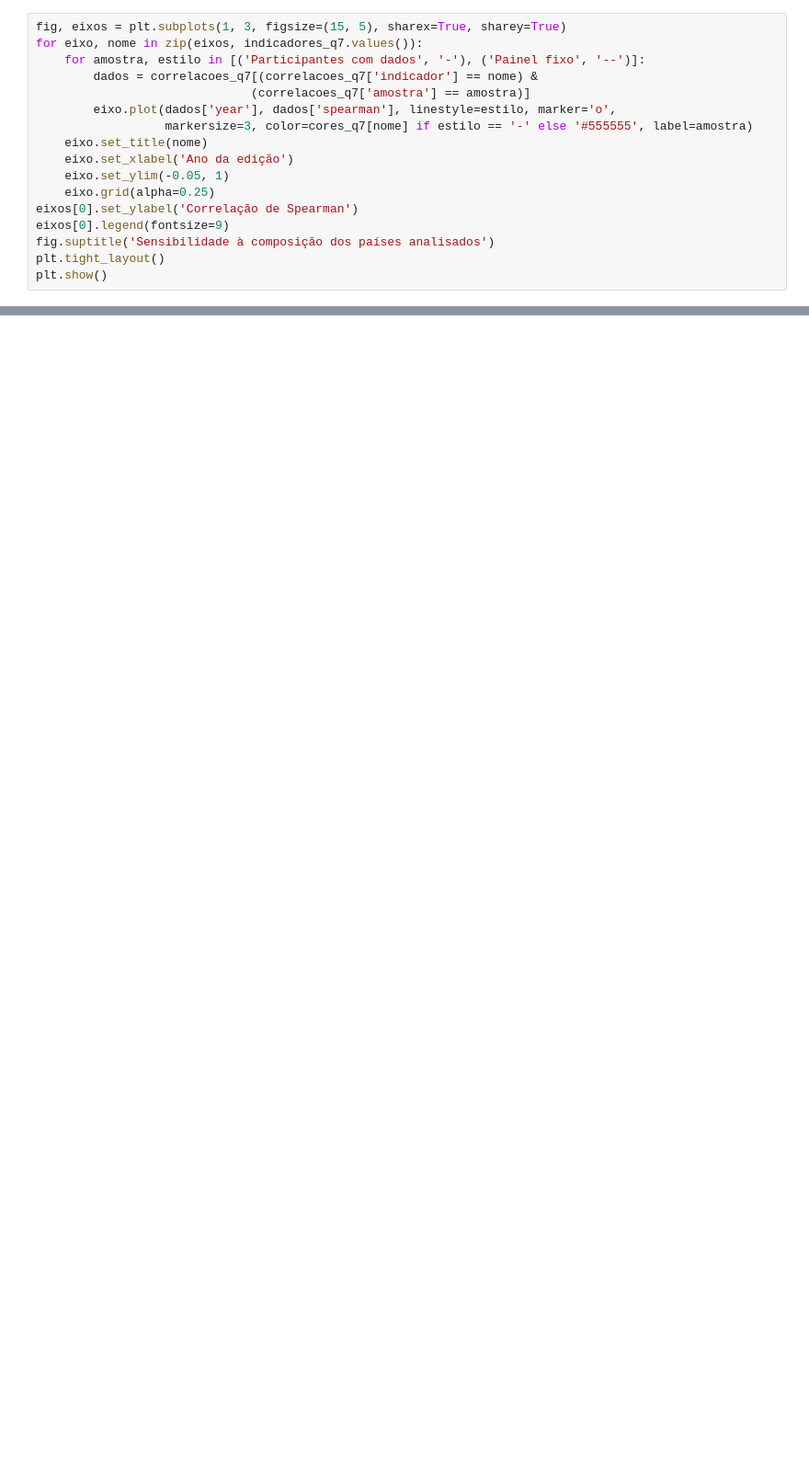
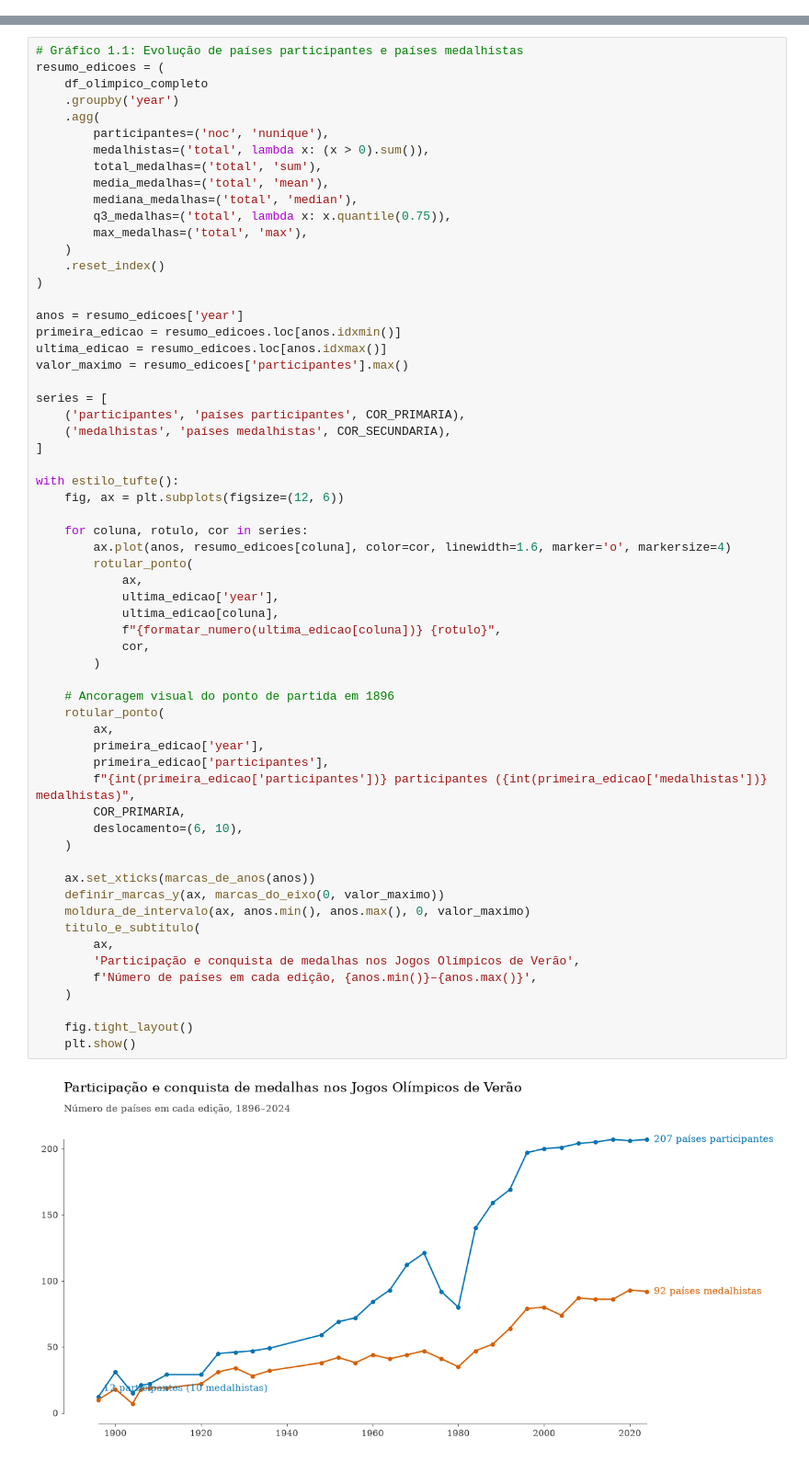
Before and after one commit to felipeascruz/Analise-do-desempenho-olimpico-e-caracteristicas-socioeconomicas, a Jupyter notebook: Análise do desempenho olímpico e características socioeconômicas.ipynb, the cells around one changed output, grey strips where cells are left out. Shown at 92% size. Drawn from its saved outputs; the diff is of its cells as text; blank space fills up the shorter version.

Commit message:
Adequação às normas de Edward Tufte e limpeza do código presente no Notebook para módulo auxiliar.

```diff
--- a/Análise do desempenho olímpico e características socioeconômicas.ipynb
+++ b/Análise do desempenho olímpico e características socioeconômicas.ipynb
@@ -1106,17 +0,0 @@ Os painéis seguintes confrontam a amostra disponível em cada edição com o pa
-# %%
-fig, eixos = plt.subplots(1, 3, figsize=(15, 5), sharex=True, sharey=True)
-for eixo, nome in zip(eixos, indicadores_q7.values()):
-    for amostra, estilo in [('Participantes com dados', '-'), ('Painel fixo', '--')]:
-        dados = correlacoes_q7[(correlacoes_q7['indicador'] == nome) &
-                              (correlacoes_q7['amostra'] == amostra)]
-        eixo.plot(dados['year'], dados['spearman'], linestyle=estilo, marker='o',
-                  markersize=3, color=cores_q7[nome] if estilo == '-' else '#555555', label=amostra)
-    eixo.set_title(nome)
-    eixo.set_xlabel('Ano da edição')
-    eixo.set_ylim(-0.05, 1)
-    eixo.grid(alpha=0.25)
-eixos[0].set_ylabel('Correlação de Spearman')
-eixos[0].legend(fontsize=9)
-fig.suptitle('Sensibilidade à composição dos países analisados')
-plt.tight_layout()
-plt.show()
@@ -1345,0 +113,63 @@ Diante disso, recomendamos interpretar o desempenho com medidas complementares,
+# %%
+# Gráfico 1.1: Evolução de países participantes e países medalhistas
+resumo_edicoes = (
+    df_olimpico_completo
+    .groupby('year')
+    .agg(
+        participantes=('noc', 'nunique'),
+        medalhistas=('total', lambda x: (x > 0).sum()),
+        total_medalhas=('total', 'sum'),
+        media_medalhas=('total', 'mean'),
+        mediana_medalhas=('total', 'median'),
+        q3_medalhas=('total', lambda x: x.quantile(0.75)),
+        max_medalhas=('total', 'max'),
+    )
+    .reset_index()
+)
+
+anos = resumo_edicoes['year']
+primeira_edicao = resumo_edicoes.loc[anos.idxmin()]
+ultima_edicao = resumo_edicoes.loc[anos.idxmax()]
+valor_maximo = resumo_edicoes['participantes'].max()
+
+series = [
+    ('participantes', 'países participantes', COR_PRIMARIA),
+    ('medalhistas', 'países medalhistas', COR_SECUNDARIA),
+]
+
+with estilo_tufte():
+    fig, ax = plt.subplots(figsize=(12, 6))
+
+    for coluna, rotulo, cor in series:
+        ax.plot(anos, resumo_edicoes[coluna], color=cor, linewidth=1.6, marker='o', markersize=4)
+        rotular_ponto(
+            ax,
+            ultima_edicao['year'],
+            ultima_edicao[coluna],
+            f"{formatar_numero(ultima_edicao[coluna])} {rotulo}",
+            cor,
+        )
+
+    # Ancoragem visual do ponto de partida em 1896
+    rotular_ponto(
+        ax,
+        primeira_edicao['year'],
+        primeira_edicao['participantes'],
+        f"{int(primeira_edicao['participantes'])} participantes ({int(primeira_edicao['medalhistas'])} medalhistas)",
+        COR_PRIMARIA,
+        deslocamento=(6, 10),
+    )
+
+    ax.set_xticks(marcas_de_anos(anos))
+    definir_marcas_y(ax, marcas_do_eixo(0, valor_maximo))
+    moldura_de_intervalo(ax, anos.min(), anos.max(), 0, valor_maximo)
+    titulo_e_subtitulo(
+        ax,
+        'Participação e conquista de medalhas nos Jogos Olímpicos de Verão',
+        f'Número de países em cada edição, {anos.min()}–{anos.max()}',
+    )
+
+    fig.tight_layout()
+    plt.show()
+# %% [output]
+[figure, added]
```
Also changed, not shown: parts of 110 cells of this notebook, 10 other files.
